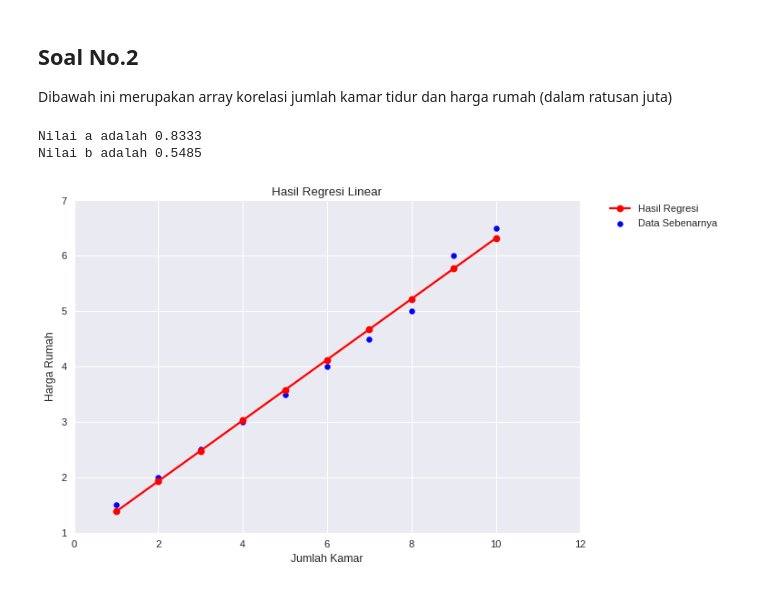
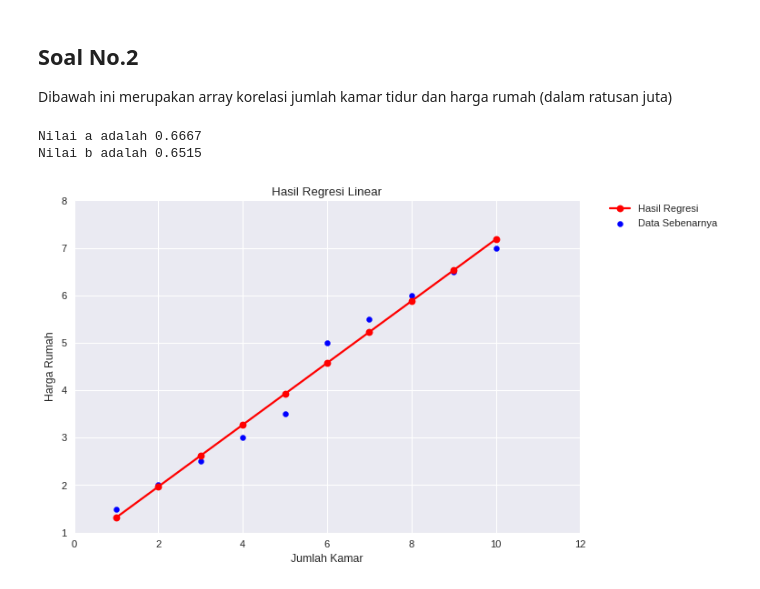
Before and after one commit to fahmij8/Metode-Numerik, a Jupyter notebook: Anum_Regresi_Linear.ipynb, the cells around one changed output. Cells and saved outputs as stored; diff of their text form; code cells hidden in the pictures.

```diff
--- a/Anum_Regresi_Linear.ipynb
+++ b/Anum_Regresi_Linear.ipynb
@@ -76,11 +76,11 @@ Nilai b adalah 2.0000
 Dibawah ini merupakan array korelasi jumlah kamar tidur dan harga rumah (dalam ratusan juta)
 # %%
 Jml_kamar = [1.0, 2.0, 3.0, 4.0, 5.0, 6.0, 7.0, 8.0, 9.0, 10.0]
-Harga_rumah = [1.5, 2.0, 2.5, 3.0, 3.5, 4.0, 4.5, 5.0, 6.0, 6.5]
+Harga_rumah = [1.5, 2.0, 2.5, 3.0, 3.5, 5.0, 5.5, 6.0, 6.5, 7.0]
 xl = "Jumlah Kamar"
 yl = "Harga Rumah"
 gambarGrafik([Jml_kamar,Harga_rumah])
 # %% [output]
-Nilai a adalah 0.8333
-Nilai b adalah 0.5485
+Nilai a adalah 0.6667
+Nilai b adalah 0.6515
-[figure, old version]
+[figure, new version]
```
